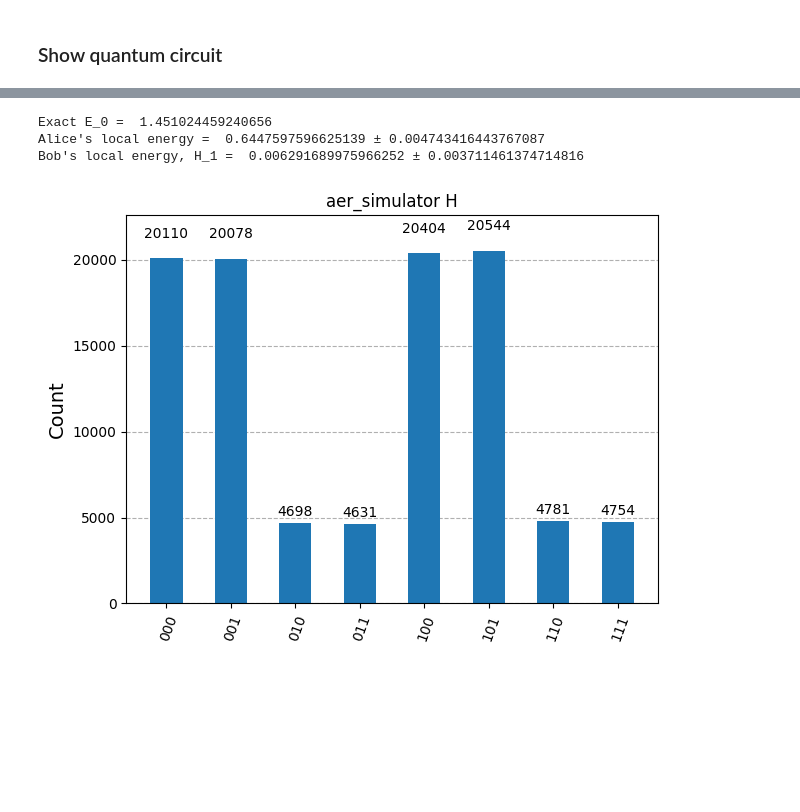
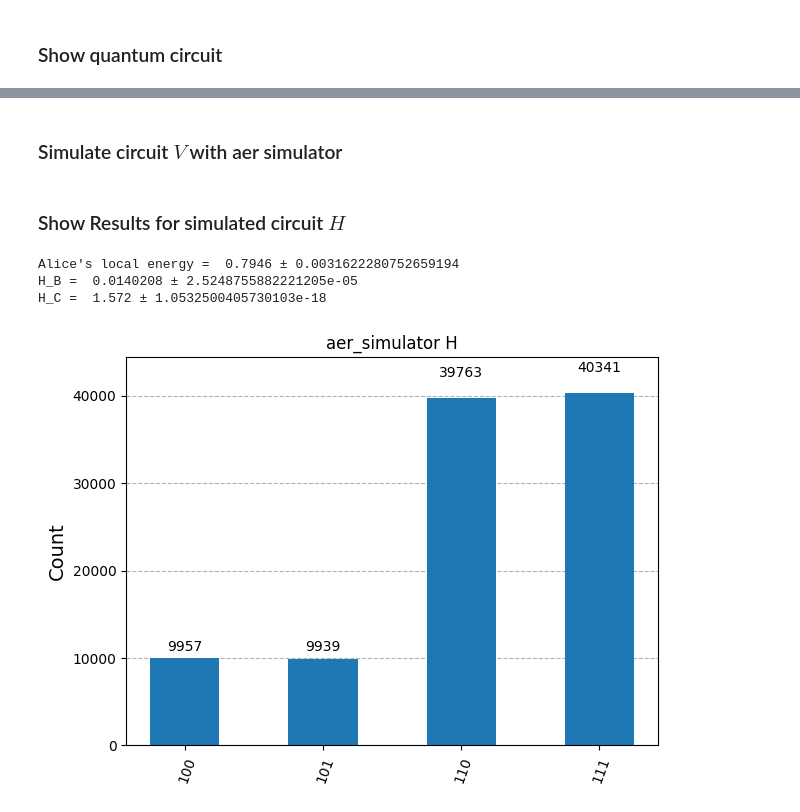
Before and after one commit to julio-cmj/Codigos, a Jupyter notebook: QET Energy storage.ipynb, the cells around one changed output, grey strips where cells are left out. Drawn from its saved outputs; the diff is of its cells as text; code cells hidden in the pictures; blank space fills up the shorter version.

```diff
--- a/QET Energy storage.ipynb
+++ b/QET Energy storage.ipynb
@@ -163,0 +117,2 @@ Interacting energy, V =  0.8132314459602311 ± 0.0024855486257812746
+# %% [markdown]
+### Simulate circuit $V$ with aer simulator
@@ -164,30 +133,35 @@ Interacting energy, V =  0.8132314459602311 ± 0.0024855486257812746
+# %% [markdown]
+### Show Results for simulated circuit $H$
 # %%
 result = jobB_sim.result()[0]
 counts = result.data.meas.get_counts()
 
-ene_A = (h_A**2)/(np.sqrt(h**2+k**2))
-ene_B = (h_B**2)/(np.sqrt(h**2+k**2))
-h_C = 0.786
+ene_A = 0.789
+ene_B = 0.008
+ene_C = 0.786
 
 error_A = []
 error_B = []
+error_C = []
 for orig_bit_string, count in counts.items():
         bit_string = orig_bit_string[::-1]
 
-        ene_B += h_B*(-1)**int(bit_string[1])*count/n_shots
-        ene_A += h_A*(-1)**int(bit_string[0])*count/n_shots
+        ene_A += -h_A*(-1)**int(bit_string[0])*count/n_shots
+        ene_B += -h_B*(-1)**int(bit_string[1])*count/n_shots
+        ene_C += -0.786*(-1)**int(bit_string[2])*count/n_shots
 
         for i in range(count):
-            error_A.append(h*(-1)**int(bit_string[0]))
-            error_B.append(h*(-1)**int(bit_string[1]))
+            error_A.append(-h_A*(-1)**int(bit_string[0]))
+            error_B.append(-h_B*(-1)**int(bit_string[1]))
+            error_C.append(-0.786*(-1)**int(bit_string[2]))
 
-print("Exact E_0 = ",h**2/np.sqrt(h**2+k**2))
 print("Alice's local energy = ",ene_A,"±",np.std(error_A)/np.sqrt(n_shots))
-print("Bob's local energy, H_1 = ",ene_B,"±",np.std(error_B)/np.sqrt(n_shots))
+print("H_B = ",ene_B,"±",np.std(error_B)/np.sqrt(n_shots))
+print("H_C = ",ene_C,"±",np.std(error_C)/np.sqrt(n_shots))
 
 plot_histogram(counts, title="aer_simulator H")
 # %% [output]
-Exact E_0 =  1.451024459240656
-Alice's local energy =  0.6447597596625139 ± 0.004743416443767087
-Bob's local energy, H_1 =  0.006291689975966252 ± 0.003711461374714816
+Alice's local energy =  0.7946 ± 0.0031622280752659194
+H_B =  0.0140208 ± 2.5248755882221205e-05
+H_C =  1.572 ± 1.0532500405730103e-18
-[figure, old version]
+[figure, new version]
```
Also changed, not shown: parts of 15 cells of this notebook, 7 other files.
